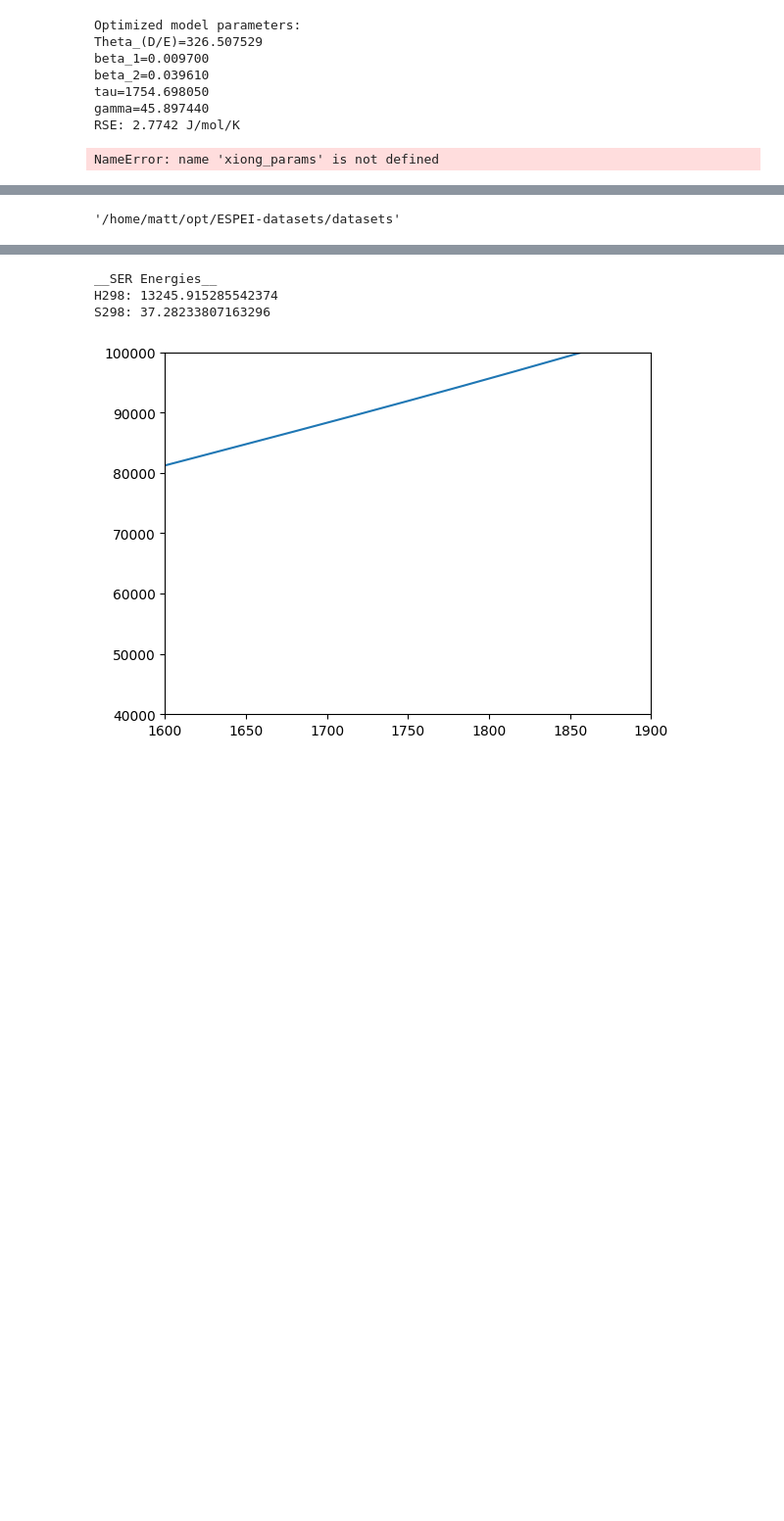
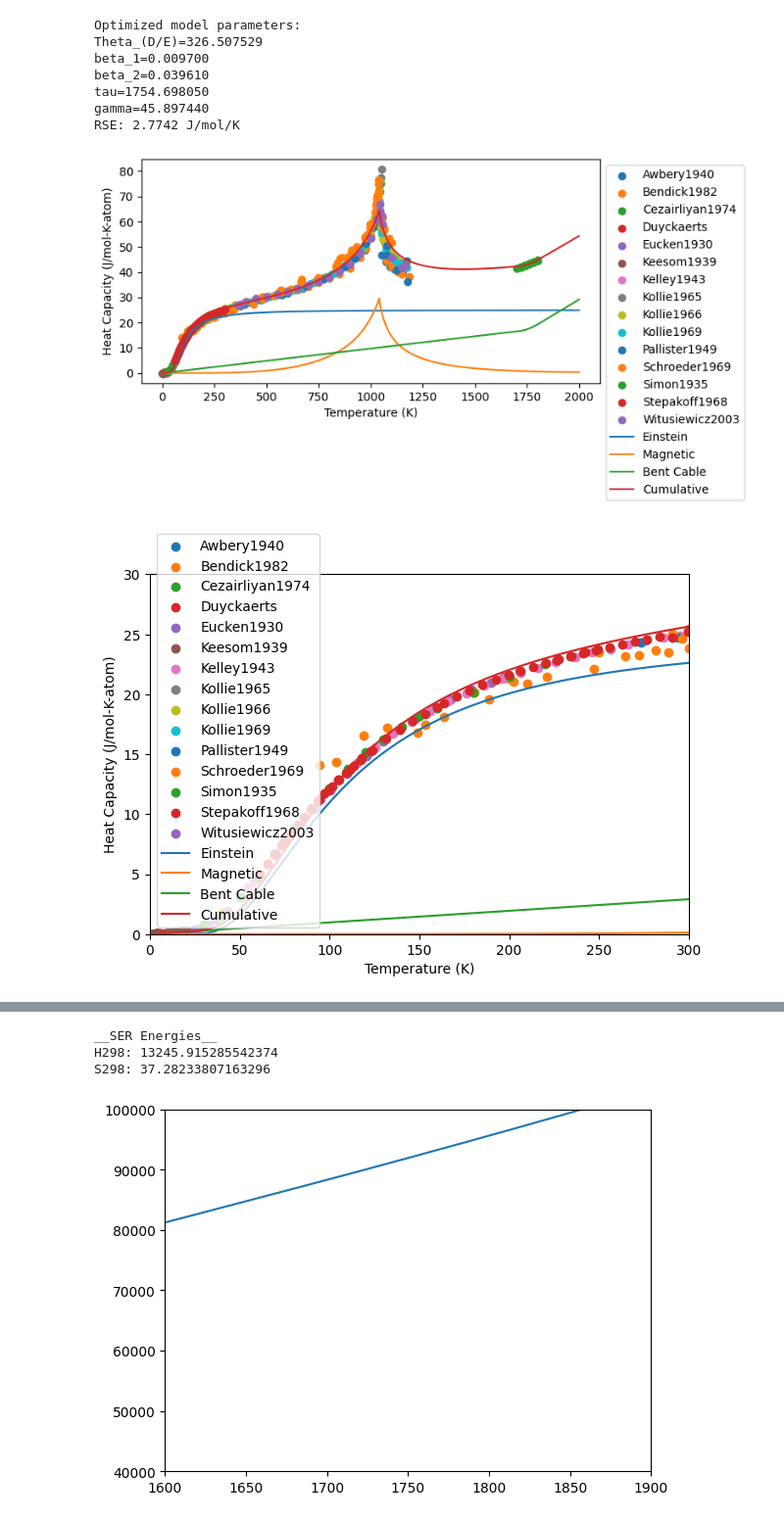
Before and after one commit to mfrichtl/librecalphad, a Jupyter notebook: libreCalphad/examples/Cp_fitting.ipynb, the cells around one changed output, grey strips where cells are left out. Shown at 98% size. Drawn from its saved outputs; the diff is of its cells as text; code cells hidden in the pictures; blank space fills up the shorter version.

```diff
--- a/libreCalphad/examples/Cp_fitting.ipynb
+++ b/libreCalphad/examples/Cp_fitting.ipynb
@@ -54,7 +54,7 @@ print(f"RSE: {min_fits.fun:.4f} J/mol/K")
 refstate_file = "/Users/mattfrichtl/opt/libreCalphad-refstate/LCRefstates.json"
 # Add the fitted refstate results
 # Not passing the phase as a kwarg makes libreCalphad assume this is a stable phase Gibbs energy expression
-upsert_custom_refstate_json(refstate_file, "FE", min_fits, xiong_params=xiong_params)
+upsert_custom_refstate_json(refstate_file, "FE", min_fits)
 
 # Need to add the lattice stability for FE also, can directly write it to the json
 with open(refstate_file, "r") as f:
@@ -64,17 +64,16 @@ with open(refstate_file, "w") as f:
     json.dump(refstate_dict, f, indent=True)
 # prepare arrays for plotting
 # df_model["debye_model"] = _holzapfel_debye_Cp(df_model["temperature"], *min_fits.x[:1])
-df_model["einstein_model"] = _einstein_Cp(df_model["temperature"], theta_Fe)
+df_model["einstein_model"] = _einstein_Cp(df_model["temperature"], min_fits.x[0])
 df_model["magnetic_model"] = _xiong_Cp(
     df_model["temperature"], beta_Fe, struct_fact_bcc, Tc_Fe
 )
 df_model["bent_cable_model"] = _bent_cable_Cp(df_model["temperature"], *min_fits.x[1:])
-df_model["cumulative_model"] = get_segmented_regression_Cp(df_model["temperature"], min_fits, xiong_params=xiong_params, use_einstein=use_einstein)
+df_model["cumulative_model"] = df_model["einstein_model"] + df_model["magnetic_model"] + df_model["bent_cable_model"]
 
 fig, ax = plt.subplots(figsize=(8,4))
-for reference in sr_df["reference"].unique():
-    sr_sub = sr_df.query("reference == @reference")
-    ax.scatter(sr_sub["temperature"], sr_sub["Cp"], label=reference)
+for dataset in search_results:
+    ax.scatter(dataset["conditions"]["T"], np.array(dataset["values"]).squeeze(), label=dataset["reference"])
 # ax.plot(df_model["temperature"], df_model["debye_model"], label="Debye")
 ax.plot(df_model["temperature"], df_model["einstein_model"], label="Einstein")
 ax.plot(df_model["temperature"], df_model["magnetic_model"], label="Magnetic")
@@ -88,9 +87,8 @@ fig.tight_layout()
 
 # < 300 K
 fig, ax = plt.subplots()
-for reference in sr_df["reference"].unique():
-    sr_sub = sr_df.query("reference == @reference")
-    ax.scatter(sr_sub["temperature"], sr_sub["Cp"], label=reference)
+for dataset in search_results:
+    ax.scatter(dataset["conditions"]["T"], np.array(dataset["values"]).squeeze(), label=dataset["reference"])
 # ax.plot(df_model["temperature"], df_model["debye_model"], label="Debye")
 ax.plot(df_model["temperature"], df_model["einstein_model"], label="Einstein")
 ax.plot(df_model["temperature"], df_model["magnetic_model"], label="Magnetic")
@@ -101,34 +99,34 @@ ax.legend()
 ax.set_xlim((0, 300))
 ax.set_xlabel("Temperature (K)")
 ax.set_ylim((0, 30))
 ax.set_ylabel("Heat Capacity (J/mol-K-atom)")
 fig.tight_layout()
 
 # Close to 0 K
 fig, ax = plt.subplots()
-for reference in sr_df["reference"].unique():
-    sr_sub = sr_df.query("reference == @reference")
-    ax.scatter(sr_sub["temperature"], sr_sub["Cp"], label=reference)
+for dataset in search_results:
+    ax.scatter(dataset["conditions"]["T"], np.array(dataset["values"]).squeeze(), label=dataset["reference"])
 # ax.plot(df_model["temperature"], df_model["debye_model"], label="Debye")
 ax.plot(df_model["temperature"], df_model["einstein_model"], label="Einstein")
 ax.plot(df_model["temperature"], df_model["magnetic_model"], label="Magnetic")
 ax.plot(df_model["temperature"], df_model["bent_cable_model"], label="Bent Cable")
 ax.plot(df_model["temperature"], df_model["cumulative_model"], label="Cumulative")
 ax.legend()
 
 ax.set_xlim((1e0, 1e2))
 ax.set_xscale("log")
 ax.set_xlabel("Temperature (K)")
 ax.set_ylim((1e-3, 1e1))
 ax.set_yscale("log")
 ax.set_ylabel("Heat Capacity (J/mol-K-atom)")
 fig.tight_layout()
 # %% [output]
 Optimized model parameters:
 Theta_(D/E)=326.507529
 beta_1=0.009700
 beta_2=0.039610
 tau=1754.698050
 gamma=45.897440
 RSE: 2.7742 J/mol/K
-NameError: name 'xiong_params' is not defined
+[figure, added]
+[figure, added]
@@ -135,19 +134,3 @@ NameError: name 'xiong_params' is not defined
-# %%
-param_gen_file = impresources.files("libreCalphad.databases") / "run_param_gen.yaml"
-with open(param_gen_file, "r") as f:
-    dataset_folder = yaml.safe_load(f)["system"]["datasets"]
-datasets = load_datasets(recursive_glob(dataset_folder))
-components = ["FE", "VA"]
-phase = ["FCC_A1"]
-query = (
-    (where("phases") == phase)
-    & (where("components") == components)
-    & (where("output") == "CPM")
-)
-search_results = datasets.search(query)
-dataset_folder
-# %% [output]
-'/home/matt/opt/ESPEI-datasets/datasets'
 # %%
 # Use these fits to generate a TDB file with ESPEI and check that pycalphad recreates the heat capacity
 
```
Also changed, not shown: parts of 2 cells of this notebook, 2 other files.
